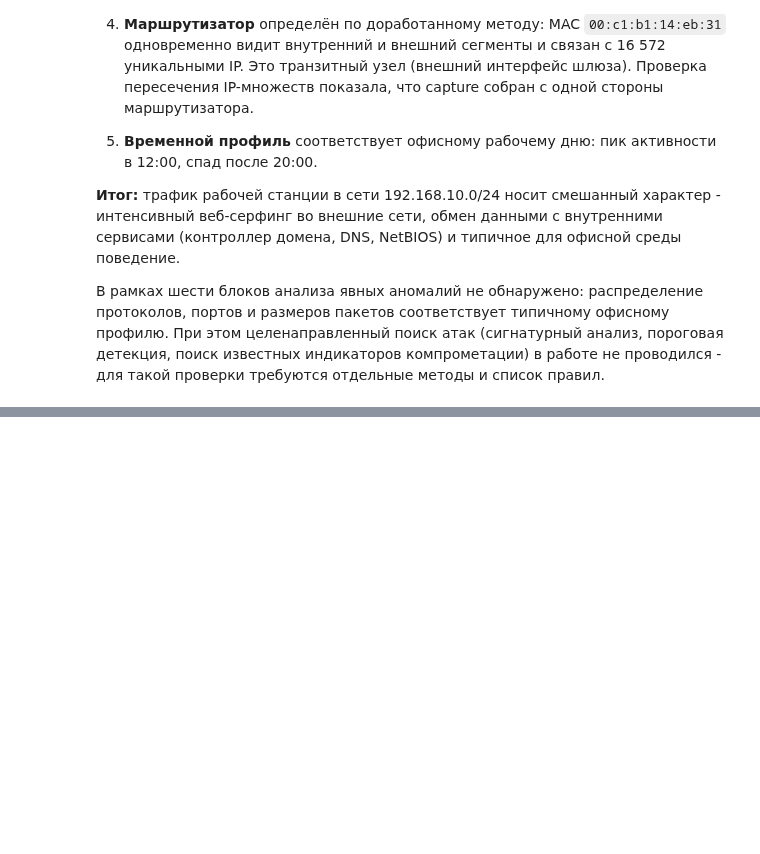
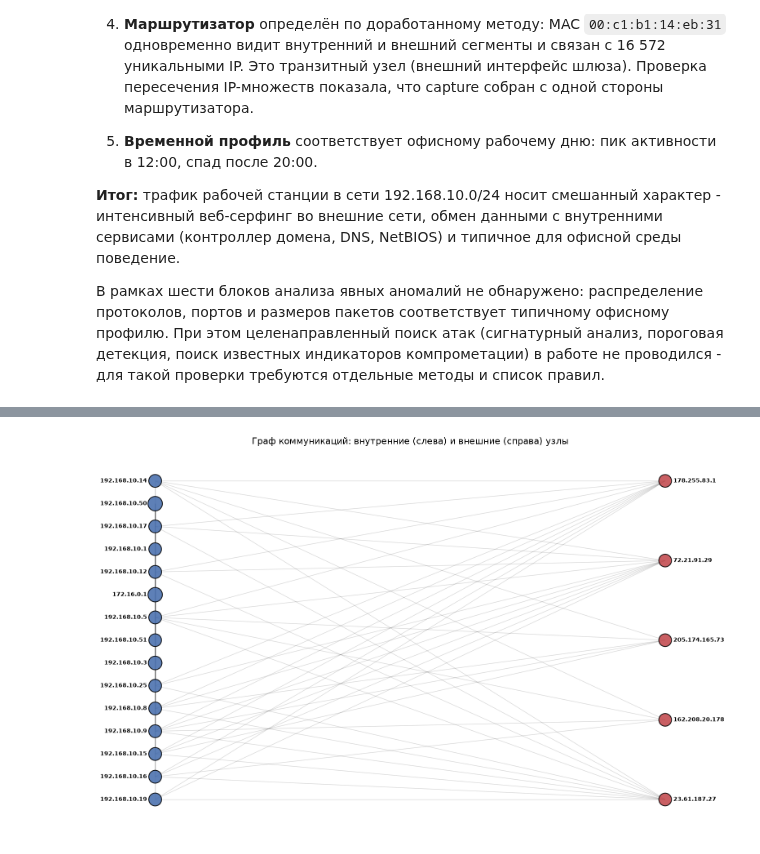
Before and after one commit to KorolevKSM/infosec-da-group, a Jupyter notebook: hw-2/hw-2-solution.ipynb, the cells around one changed output, grey strips where cells are left out. Saved outputs shown, nothing was run; the diff lists cells and outputs as text; code cells hidden in the pictures; blank space fills up the shorter version.

```diff
--- a/hw-2/hw-2-solution.ipynb
+++ b/hw-2/hw-2-solution.ipynb
@@ -632,0 +1559,67 @@ if not found:
+# %%
+# 1. Загружаем сохраненные данные
+flows = pd.read_pickle("flows.pkl")
+central = pd.read_pickle("central.pkl")
+
+# 2. Строим граф
+edge_df = flows.groupby(["src_ip", "dst_ip"], as_index=False).agg(
+    weight=("total_bytes", "sum"),
+    flows=("total_bytes", "size")
+)
+G = nx.from_pandas_edgelist(
+    edge_df, source="src_ip", target="dst_ip",
+    edge_attr=["weight", "flows"], create_using=nx.DiGraph()
+)
+
+# 3. Берем ТОП-20 узлов
+top_nodes = central.head(20).index.tolist()
+H = G.subgraph(top_nodes)
+
+# 4. Делим на внутренние и внешние
+def is_internal(ip):
+    return ip.startswith("192.168.") or ip.startswith("172.") or ip.startswith("10.")
+
+internal_nodes = [n for n in H.nodes() if is_internal(n)]
+external_nodes = [n for n in H.nodes() if not is_internal(n)]
+
+# --- Делаем двудольный макет ---
+# Он насильно ставит одних слева, других справа. Это убирает кашу.
+pos = nx.bipartite_layout(H, internal_nodes, align='vertical', scale=2.5)
+
+# Чуть-чуть растаскиваем узлы по вертикали, если их слишком много в одной колонке
+pos = {n: (x * 1.5, y) for n, (x, y) in pos.items()}
+
+plt.figure(figsize=(16, 10)) # Огромный холст
+
+# 5. Рисуем РЕБРА (без стрелок, очень прозрачные, чтобы не загораживали узлы)
+nx.draw_networkx_edges(
+    H, pos, alpha=0.08, edge_color="black", width=1, arrows=False
+)
+
+# 6. Рисуем УЗЛЫ
+node_colors = ["#4C72B0" if is_internal(n) else "#C44E52" for n in H.nodes()]
+# Размер зависит от количества потоков (degree_flows), но не слишком огромный
+node_sizes = [500 + 150 * (central.loc[n, 'degree_flows'] / central['degree_flows'].max()) for n in H.nodes()]
+
+nx.draw_networkx_nodes(
+    H, pos, node_size=node_sizes, node_color=node_colors,
+    edgecolors="black", linewidths=1.5, alpha=0.9
+)
+
+# 7. Рисуем ПОДПИСИ (выравниваем: слева — влево, справа — вправо)
+for node, (x, y) in pos.items():
+    ha = 'right' if is_internal(node) else 'left'
+    offset = -0.08 if is_internal(node) else 0.08
+    plt.text(
+        x + offset, y, node,
+        fontsize=10, fontweight='bold',
+        ha=ha, va='center',
+        bbox=dict(facecolor='white', edgecolor='none', alpha=0.8, pad=1)
+    )
+
+plt.title("Граф коммуникаций: внутренние (слева) и внешние (справа) узлы", fontsize=16)
+plt.axis("off")
+plt.tight_layout()
+plt.show()
+# %% [output]
+[figure, added]
```
Also changed, not shown: parts of 15 cells of this notebook, 2 other files.
